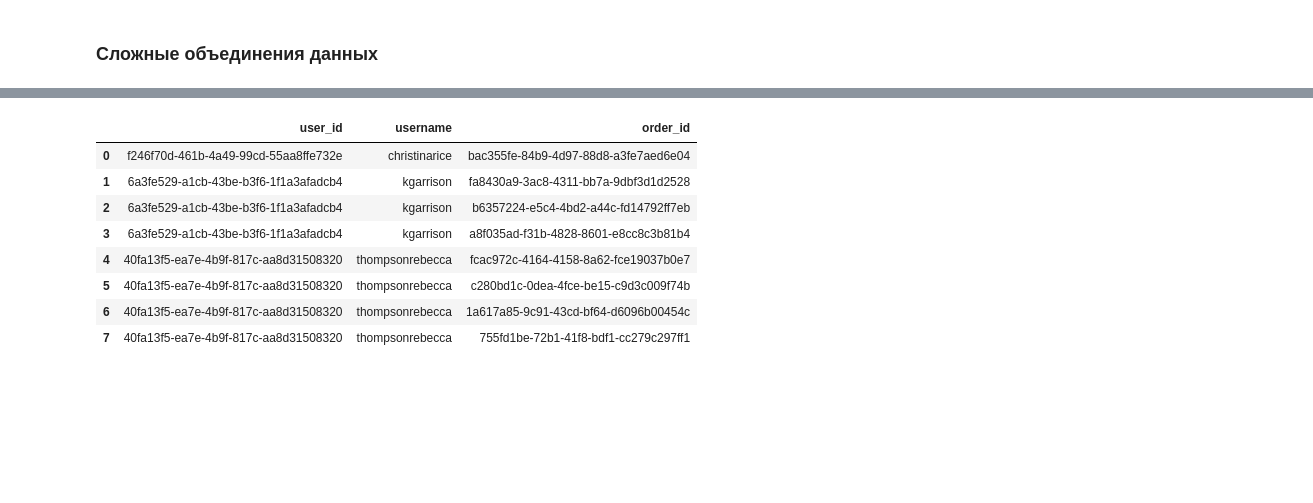
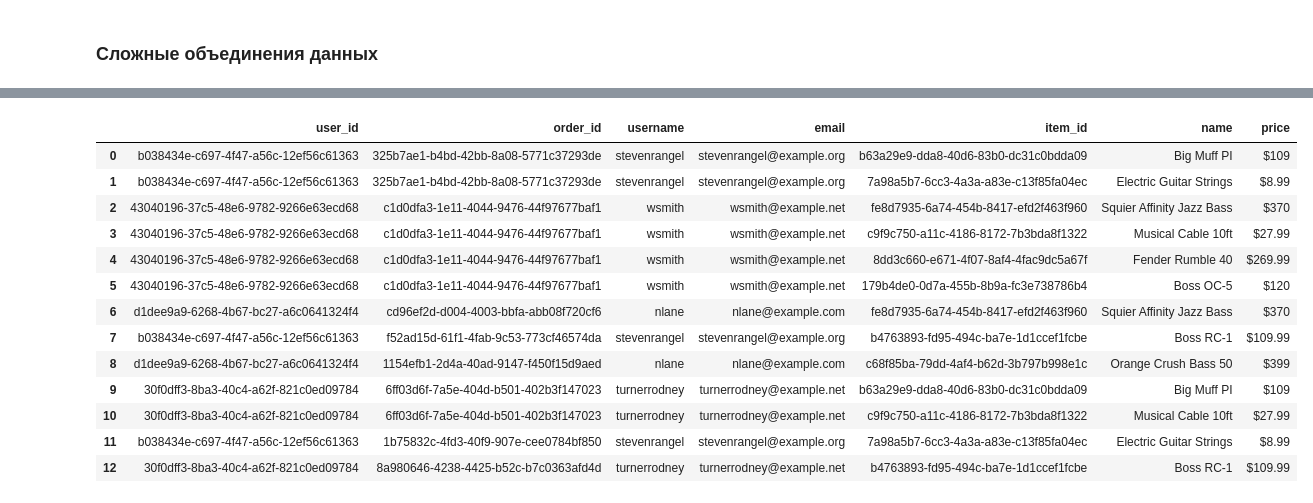
Before and after one commit to gvidon-7/python_mipt_dafe, a Jupyter notebook: lessons/sem02/lesson11/pandas_operations_complex.ipynb, the cells around one changed output, grey strips where cells are left out. Saved outputs shown, nothing was run; the diff lists cells and outputs as text; code cells hidden in the pictures; blank space fills up the shorter version.

Commit message:
Add merge part into sem2 les11 conspect

```diff
--- a/lessons/sem02/lesson11/pandas_operations_complex.ipynb
+++ b/lessons/sem02/lesson11/pandas_operations_complex.ipynb
@@ -324,25 +323,12 @@ ValueError: Indexes have overlapping values: Index(['row2'], dtype='object')
 # %%
-usernames = [faker.user_name() for _ in range(4)]
-user_ids = [str(uuid4()) for _ in usernames]
+user_data = pd.read_csv("./data/user.csv")
+item_data = pd.read_csv("./data/item.csv")
+order_to_user = pd.read_csv("./data/order_to_user.csv")
+order_to_item = pd.read_csv("./data/order_to_item.csv")
 
-user_data = pd.DataFrame(
-    {
-        "user_id": user_ids,
-        "username": usernames,
-    },
-)
+print("user data:")
+display(user_data)
 
-orders_amount = 8
-order_data = pd.DataFrame(
-    {
-        "user_id": np.random.choice(user_ids, size=orders_amount).tolist(),
-        "order_id": [str(uuid4()) for _ in range(orders_amount)],
-    },
-)
-
-print(
-    f"user_data:\n{user_data}",
-    f"order_data:\n{order_data}",
-    sep="\n\n",
-)
+print("item data:")
+display(item_data)
 # %% [output]
@@ -366,12 +358,20 @@ order_data:
 # %%
-pd.merge(user_data, order_data)
+order_to_item_expended = pd.merge(order_to_item, item_data)
+order_to_user_extended = pd.merge(order_to_user, user_data)
+
+pd.merge(order_to_user_extended, order_to_item_expended)
 # %% [output]
-|  | user_id | username | order_id |
-| 0 | f246f70d-461b-4a49-99cd-55aa8ffe732e | christinarice | bac355fe-84b9-4d97-88d8-a3fe7aed6e04 |
-| 1 | 6a3fe529-a1cb-43be-b3f6-1f1a3afadcb4 | kgarrison | fa8430a9-3ac8-4311-bb7a-9dbf3d1d2528 |
-| 2 | 6a3fe529-a1cb-43be-b3f6-1f1a3afadcb4 | kgarrison | b6357224-e5c4-4bd2-a44c-fd14792ff7eb |
-| 3 | 6a3fe529-a1cb-43be-b3f6-1f1a3afadcb4 | kgarrison | a8f035ad-f31b-4828-8601-e8cc8c3b81b4 |
-| 4 | 40fa13f5-ea7e-4b9f-817c-aa8d31508320 | thompsonrebecca | fcac972c-4164-4158-8a62-fce19037b0e7 |
-| 5 | 40fa13f5-ea7e-4b9f-817c-aa8d31508320 | thompsonrebecca | c280bd1c-0dea-4fce-be15-c9d3c009f74b |
-| 6 | 40fa13f5-ea7e-4b9f-817c-aa8d31508320 | thompsonrebecca | 1a617a85-9c91-43cd-bf64-d6096b00454c |
-| 7 | 40fa13f5-ea7e-4b9f-817c-aa8d31508320 | thompsonrebecca | 755fd1be-72b1-41f8-bdf1-cc279c297ff1 |
+|  | user_id | order_id | username | email | item_id | name | price |
+| 0 | b038434e-c697-4f47-a56c-12ef56c61363 | 325b7ae1-b4bd-42bb-8a08-5771c37293de | stevenrangel | stevenrangel@example.org | b63a29e9-dda8-40d6-83b0-dc31c0bdda09 | Big Muff PI | $109 |
+| 1 | b038434e-c697-4f47-a56c-12ef56c61363 | 325b7ae1-b4bd-42bb-8a08-5771c37293de | stevenrangel | stevenrangel@example.org | 7a98a5b7-6cc3-4a3a-a83e-c13f85fa04ec | Electric Guitar Strings | $8.99 |
+| 2 | 43040196-37c5-48e6-9782-9266e63ecd68 | c1d0dfa3-1e11-4044-9476-44f97677baf1 | wsmith | wsmith@example.net | fe8d7935-6a74-454b-8417-efd2f463f960 | Squier Affinity Jazz Bass | $370 |
+| 3 | 43040196-37c5-48e6-9782-9266e63ecd68 | c1d0dfa3-1e11-4044-9476-44f97677baf1 | wsmith | wsmith@example.net | c9f9c750-a11c-4186-8172-7b3bda8f1322 | Musical Cable 10ft | $27.99 |
+| 4 | 43040196-37c5-48e6-9782-9266e63ecd68 | c1d0dfa3-1e11-4044-9476-44f97677baf1 | wsmith | wsmith@example.net | 8dd3c660-e671-4f07-8af4-4fac9dc5a67f | Fender Rumble 40 | $269.99 |
+| 5 | 43040196-37c5-48e6-9782-9266e63ecd68 | c1d0dfa3-1e11-4044-9476-44f97677baf1 | wsmith | wsmith@example.net | 179b4de0-0d7a-455b-8b9a-fc3e738786b4 | Boss OC-5 | $120 |
+| 6 | d1dee9a9-6268-4b67-bc27-a6c0641324f4 | cd96ef2d-d004-4003-bbfa-abb08f720cf6 | nlane | nlane@example.com | fe8d7935-6a74-454b-8417-efd2f463f960 | Squier Affinity Jazz Bass | $370 |
+| 7 | b038434e-c697-4f47-a56c-12ef56c61363 | f52ad15d-61f1-4fab-9c53-773cf46574da | stevenrangel | stevenrangel@example.org | b4763893-fd95-494c-ba7e-1d1ccef1fcbe | Boss RC-1 | $109.99 |
+| 8 | d1dee9a9-6268-4b67-bc27-a6c0641324f4 | 1154efb1-2d4a-40ad-9147-f450f15d9aed | nlane | nlane@example.com | c68f85ba-79dd-4af4-b62d-3b797b998e1c | Orange Crush Bass 50 | $399 |
+| 9 | 30f0dff3-8ba3-40c4-a62f-821c0ed09784 | 6ff03d6f-7a5e-404d-b501-402b3f147023 | turnerrodney | turnerrodney@example.net | b63a29e9-dda8-40d6-83b0-dc31c0bdda09 | Big Muff PI | $109 |
+| 10 | 30f0dff3-8ba3-40c4-a62f-821c0ed09784 | 6ff03d6f-7a5e-404d-b501-402b3f147023 | turnerrodney | turnerrodney@example.net | c9f9c750-a11c-4186-8172-7b3bda8f1322 | Musical Cable 10ft | $27.99 |
+| 11 | b038434e-c697-4f47-a56c-12ef56c61363 | 1b75832c-4fd3-40f9-907e-cee0784bf850 | stevenrangel | stevenrangel@example.org | 7a98a5b7-6cc3-4a3a-a83e-c13f85fa04ec | Electric Guitar Strings | $8.99 |
+| 12 | 30f0dff3-8ba3-40c4-a62f-821c0ed09784 | 8a980646-4238-4425-b52c-b7c0363afd4d | turnerrodney | turnerrodney@example.net | b4763893-fd95-494c-ba7e-1d1ccef1fcbe | Boss RC-1 | $109.99 |
```
Also changed, not shown: parts of 23 cells of this notebook.
